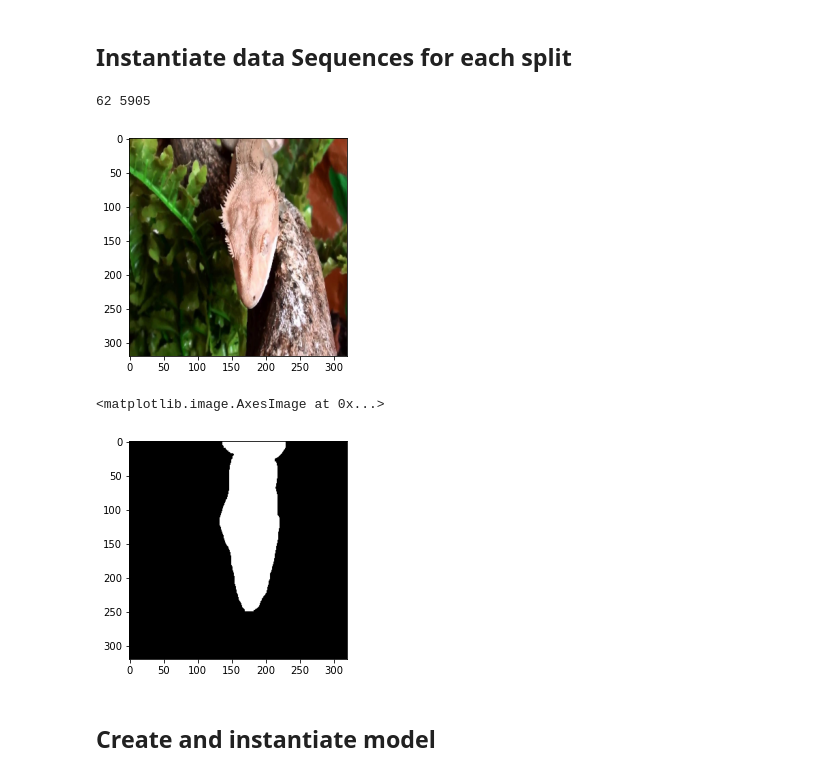
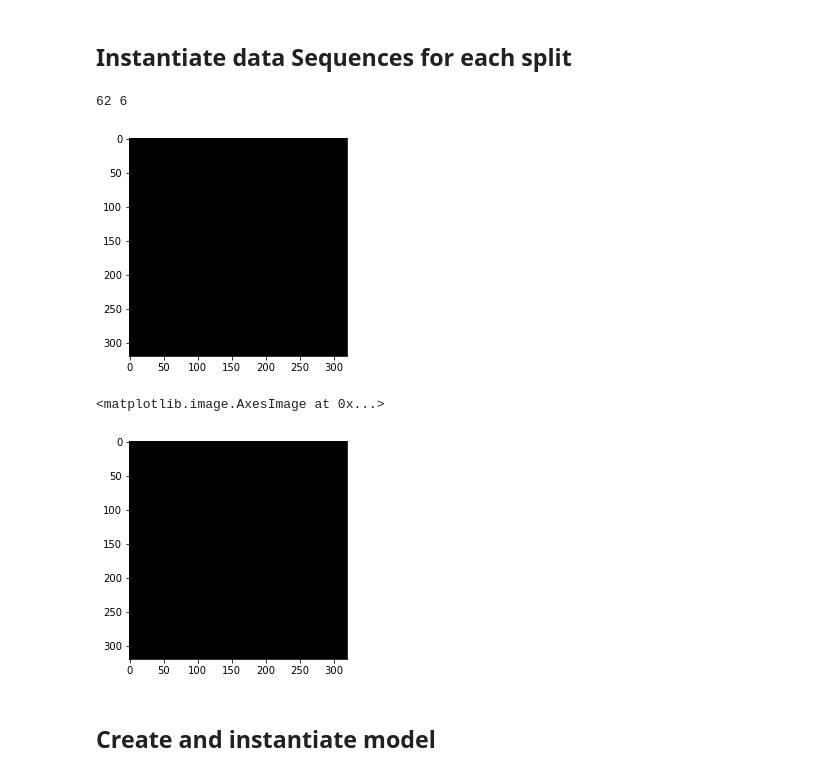
Before and after one commit to lucasPaulDaniele/RNN-CRF, a Jupyter notebook: train.ipynb, the cells around one changed output. Drawn from its saved outputs; the diff is of its cells as text; code cells hidden in the pictures.

```diff
--- a/train.ipynb
+++ b/train.ipynb
@@ -41,9 +41,9 @@ class DataGen(keras.utils.Sequence):
 
         self.mode = mode
         self.input_images = self._get_images(input_dir_images)
-        self.input_images = self.input_images[:1000] if mode == 'train' else self.input_images[100:]
+        self.input_images = self.input_images[:1000] if self.mode == 'train' else self.input_images[1000:1100]
         self.input_annotations = self._get_images(input_dir_annotations)
-        self.input_annotations = self.input_annotations[:1000] if mode == 'train' else self.input_annotations[100:]
+        self.input_annotations = self.input_annotations[:1000] if self.mode == 'train' else self.input_annotations[1000:1100]
 
     def __len__(self):
         return len(self.input_images) // self.batch_size
@@ -83,16 +83,16 @@ train_gen = DataGen(batch_size, img_size, input_dir_train_images, input_dir_trai
 val_gen = DataGen(batch_size, img_size, input_dir_train_images, input_dir_train_annotations, 'val')
 print(len(train_gen), len(val_gen))
 # %% [output]
-62 5905
+62 6
 # %%
-X, Y = val_gen.__getitem__(500)
+X, Y = val_gen.__getitem__(100)
 plt.imshow(X[1])
 plt.show()
 plt.imshow(Y[1])
 # %% [output]
-[figure, old version]
+[figure, new version]
 <matplotlib.image.AxesImage at 0x...>
-[figure, old version]
+[figure, new version]
 # %% [markdown]
 ## Create and instantiate model
 # %%
```
Also changed, not shown: parts of 3 cells of this notebook, 2 other files.
